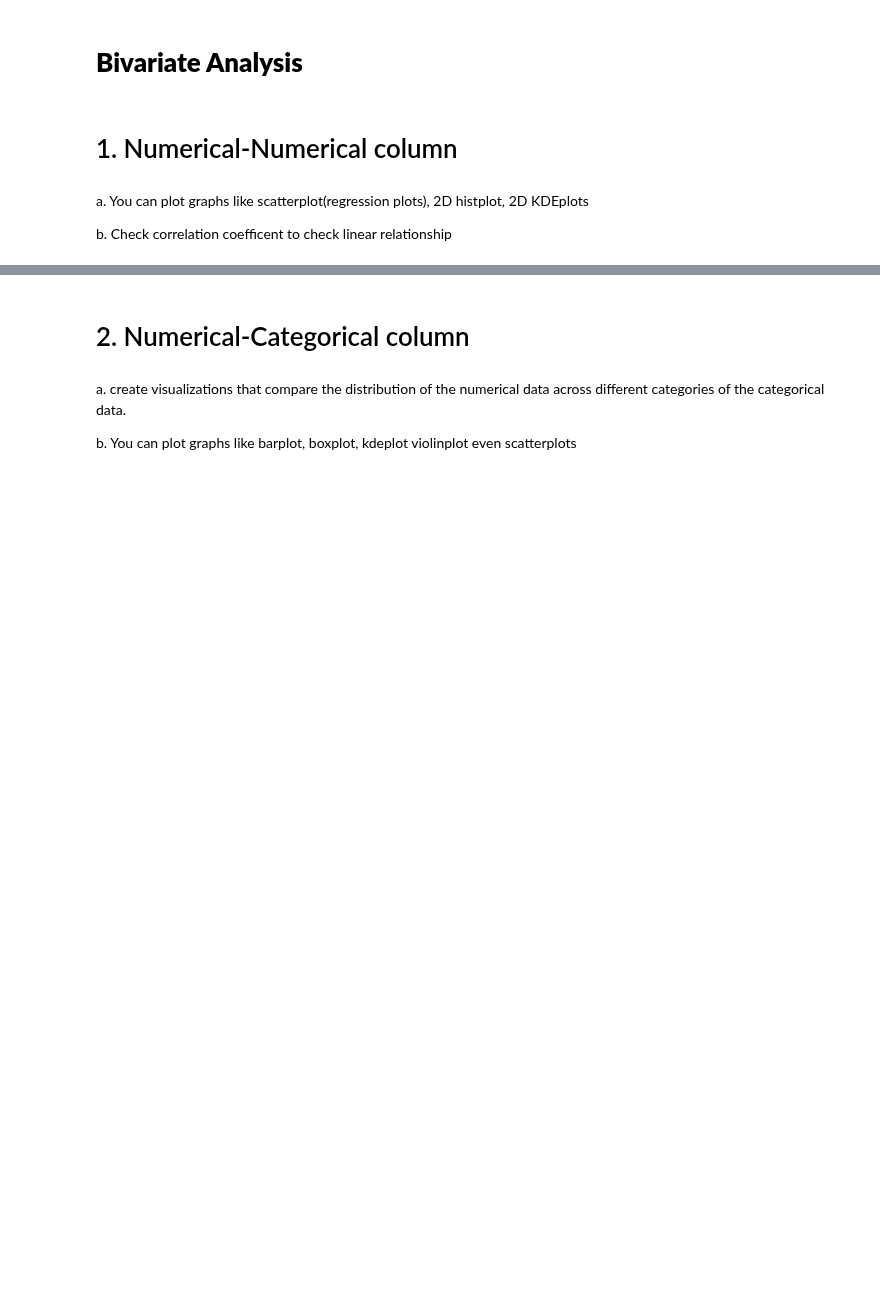
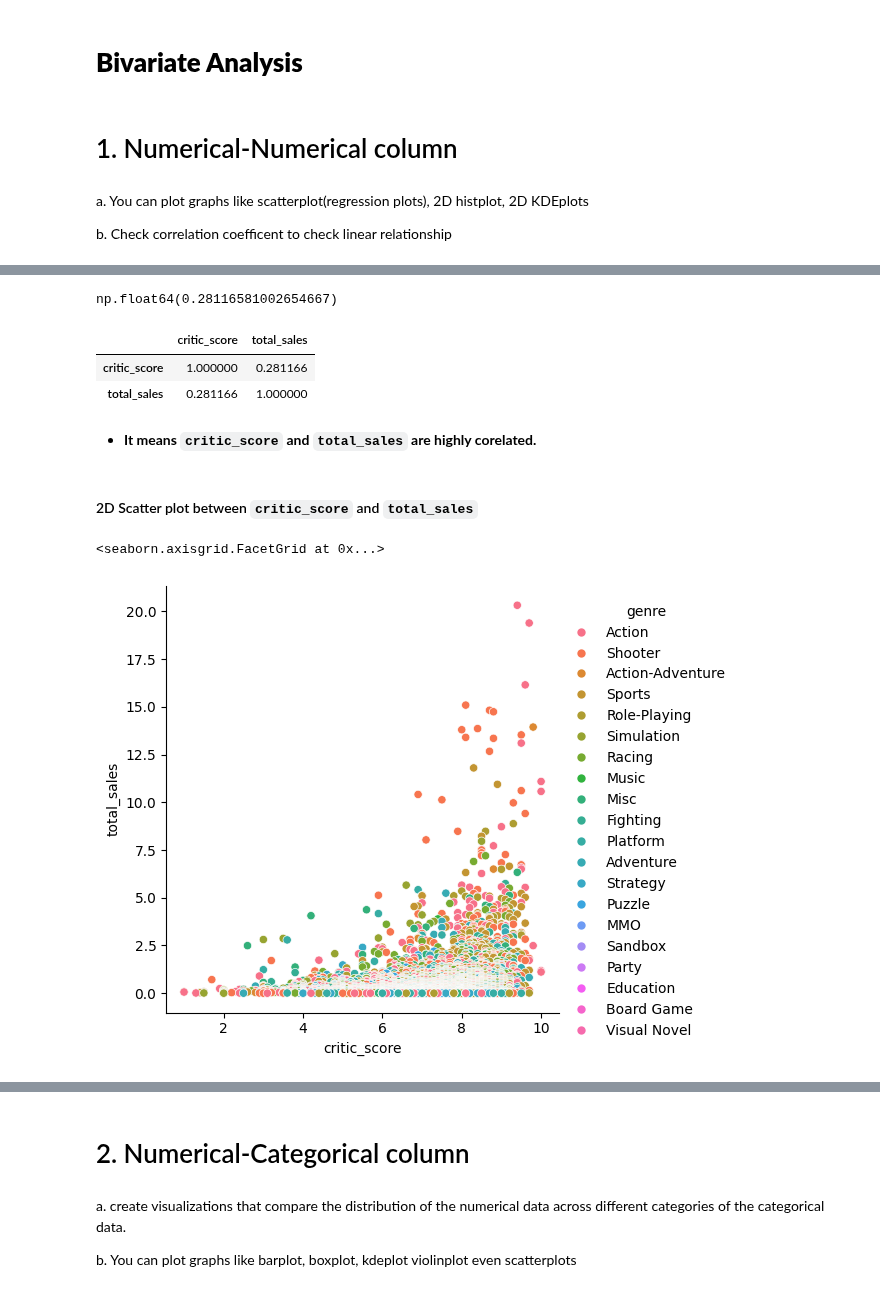
Before and after one commit to Codage-of-Param/100-Days, a Jupyter notebook: Day-21/EDA_bivariate.ipynb, the cells around one changed output, grey strips where cells are left out. Saved outputs shown, nothing was run; the diff lists cells and outputs as text; code cells hidden in the pictures; blank space fills up the shorter version.

Commit message:
Bivariate analysis for Video+Games+Sales dataset

```diff
--- a/Day-21/EDA_bivariate.ipynb
+++ b/Day-21/EDA_bivariate.ipynb
@@ -10,3 +10,6 @@ import seaborn
 a. You can plot graphs like scatterplot(regression plots), 2D histplot, 2D KDEplots
 
 b. Check correlation coefficent to check linear relationship
+# %%
+df = pd.read_csv("..\\Day-19\\Video+Game+Sales\\vgchartz-2024.csv")
+df
@@ -12,0 +30,20 @@ b. Check correlation coefficent to check linear relationship
+# %%
+df['critic_score'].corr(df['total_sales'])
+# Gets a single correlation value between two specified Series (columns)
+# %% [output]
+np.float64(0.28116581002654667)
+# %%
+df[['critic_score','total_sales']].corr() # Returns a correlation matrix for all numeric columns
+# %% [output]
+|  | critic_score | total_sales |
+| critic_score | 1.000000 | 0.281166 |
+| total_sales | 0.281166 | 1.000000 |
+# %% [markdown]
+- **It means `critic_score` and `total_sales` are highly corelated.**
+# %% [markdown]
+#### 2D Scatter plot between `critic_score` and `total_sales`
+# %%
+sns.relplot(data=df, x='critic_score', y='total_sales', kind='scatter', hue='genre')
+# %% [output]
+<seaborn.axisgrid.FacetGrid at 0x...>
+[figure, added]
```
Also changed, not shown: parts of 22 cells of this notebook.
